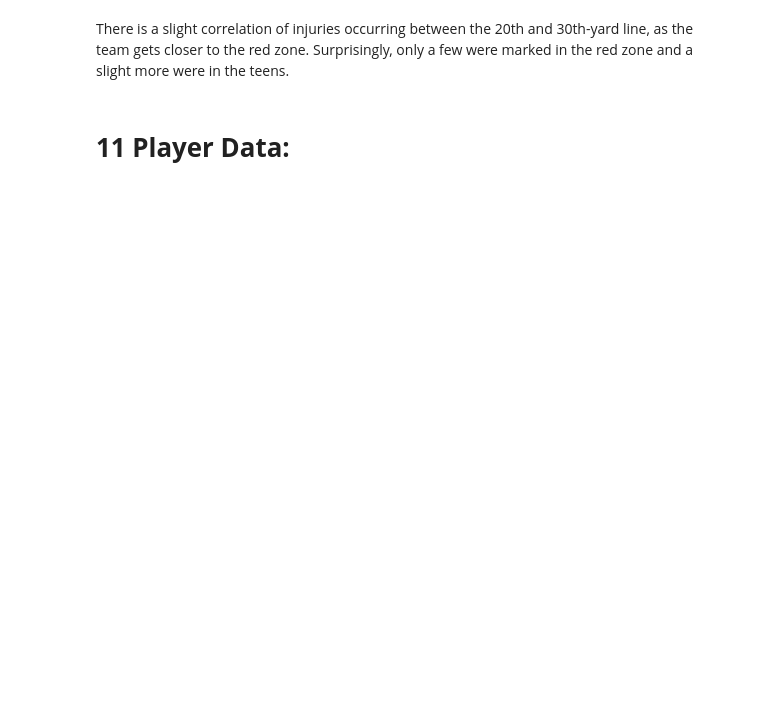
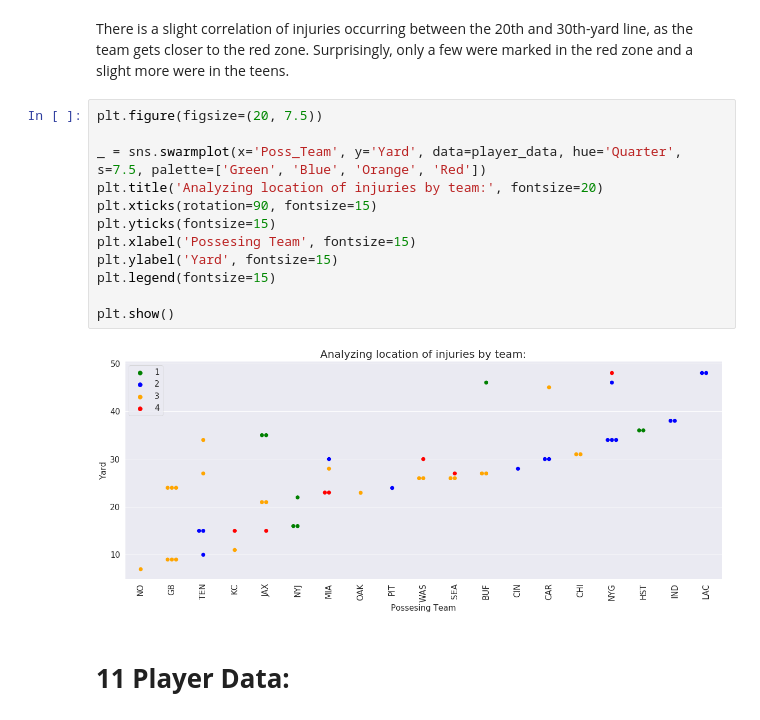
Before and after one commit to CJL89/NFL-Punt-Analysis, a Jupyter notebook: NFL_Punt_Analysis.ipynb, the cells around one changed output. Saved outputs shown, nothing was run; the diff lists cells and outputs as text; blank space fills up the shorter version.

```diff
--- a/NFL_Punt_Analysis.ipynb
+++ b/NFL_Punt_Analysis.ipynb
@@ -816,4 +820,18 @@ plt.show()
 # %% [markdown]
 There is a slight correlation of injuries occurring between the 20th and 30th-yard line, as the team gets closer to the red zone. Surprisingly, only a few were marked in the red zone and a slight more were in the teens.
+# %%
+plt.figure(figsize=(20, 7.5))
+
+_ = sns.swarmplot(x='Poss_Team', y='Yard', data=player_data, hue='Quarter', s=7.5, palette=['Green', 'Blue', 'Orange', 'Red'])
+plt.title('Analyzing location of injuries by team:', fontsize=20)
+plt.xticks(rotation=90, fontsize=15)
+plt.yticks(fontsize=15)
+plt.xlabel('Possesing Team', fontsize=15)
+plt.ylabel('Yard', fontsize=15)
+plt.legend(fontsize=15)
+
+plt.show()
+# %% [output]
+[figure, added]
 # %% [markdown]
 # <a id='player_data'><b>11 Player Data:</b></a>
```
Also changed, not shown: parts of 5 cells of this notebook.
